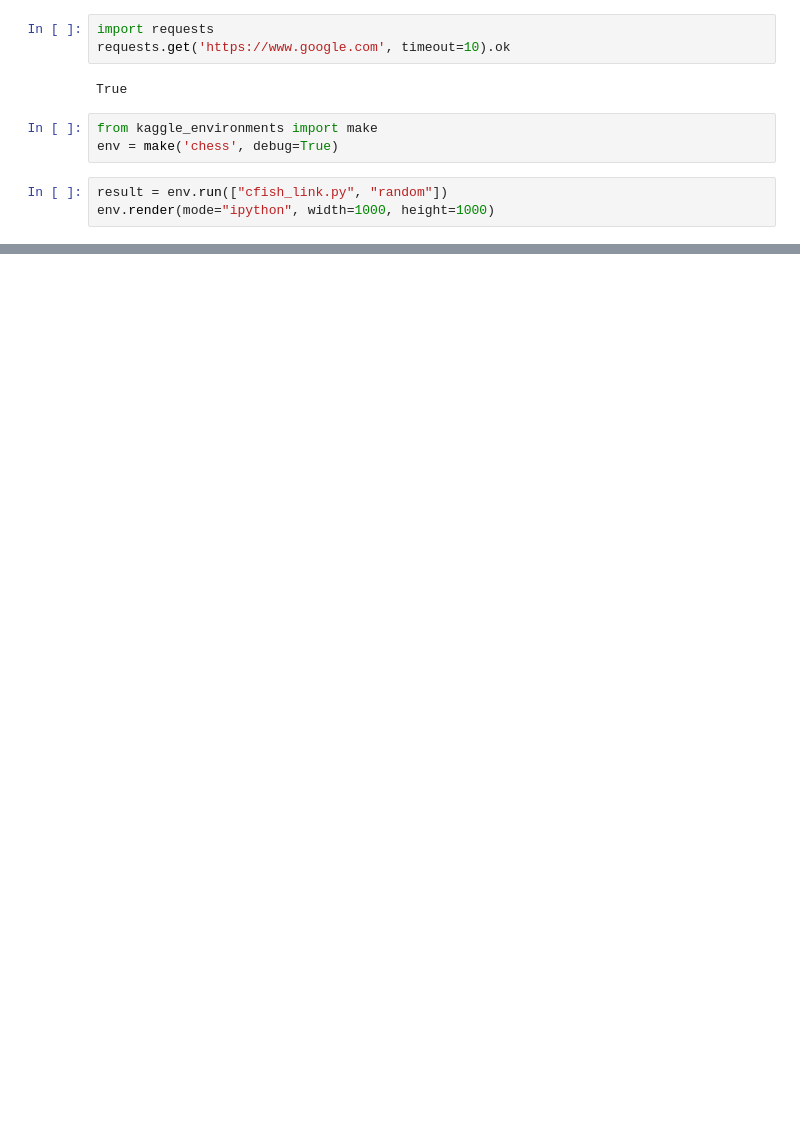
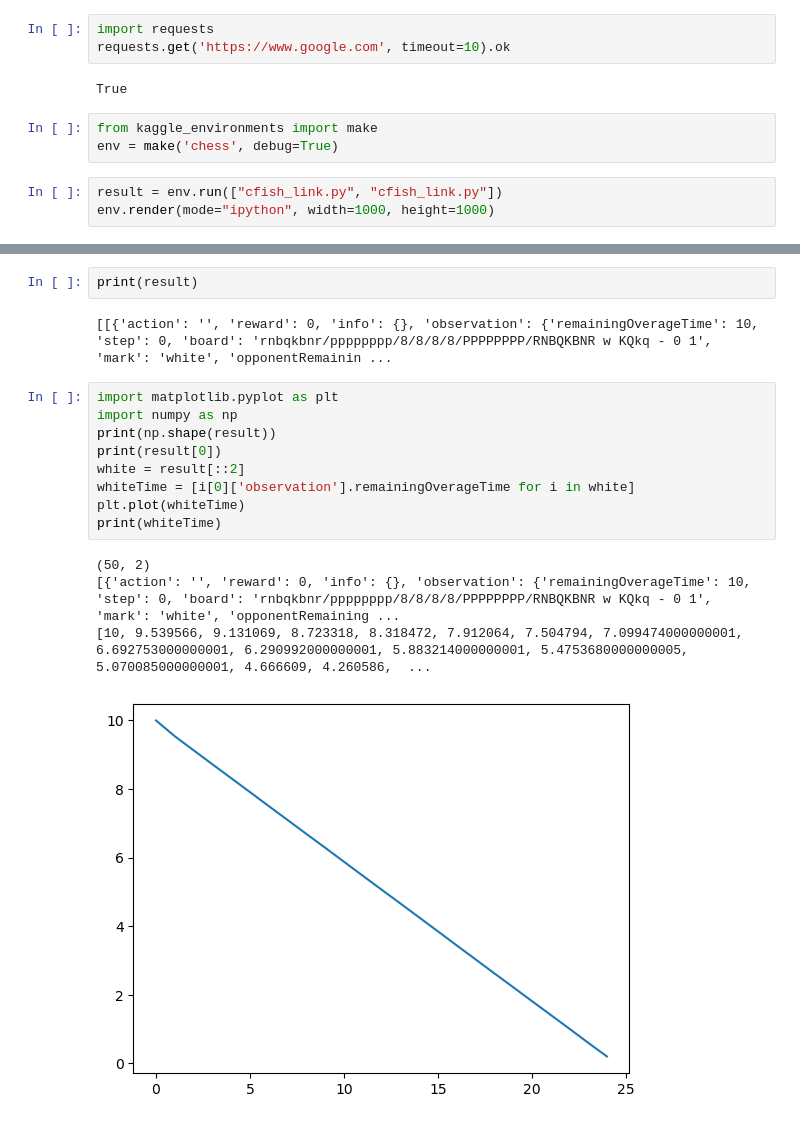
Before and after one commit to billenert/kaggle-fide-competition, a Jupyter notebook: Cfish/src/testing_env.ipynb, the cells around one changed output, grey strips where cells are left out. Saved outputs shown, nothing was run; the diff lists cells and outputs as text; blank space fills up the shorter version.

Commit message:
cfish plays against itself for consistency

```diff
--- a/Cfish/src/testing_env.ipynb
+++ b/Cfish/src/testing_env.ipynb
@@ -7,6 +7,6 @@ True
 from kaggle_environments import make
 env = make('chess', debug=True)
 # %%
-result = env.run(["cfish_link.py", "random"])
+result = env.run(["cfish_link.py", "cfish_link.py"])
 env.render(mode="ipython", width=1000, height=1000)
 # %% [output]
@@ -13 +14,19 @@ env.render(mode="ipython", width=1000, height=1000)
 [interactive output not drawn]
+# %%
+print(result)
+# %% [output]
+[[{'action': '', 'reward': 0, 'info': {}, 'observation': {'remainingOverageTime': 10, 'step': 0, 'board': 'rnbqkbnr/pppppppp/8/8/8/8/PPPPPPPP/RNBQKBNR w KQkq - 0 1', 'mark': 'white', 'opponentRemainin ...
+# %%
+import matplotlib.pyplot as plt
+import numpy as np
+print(np.shape(result))
+print(result[0])
+white = result[::2]
+whiteTime = [i[0]['observation'].remainingOverageTime for i in white]
+plt.plot(whiteTime)
+print(whiteTime)
+# %% [output]
+(50, 2)
+[{'action': '', 'reward': 0, 'info': {}, 'observation': {'remainingOverageTime': 10, 'step': 0, 'board': 'rnbqkbnr/pppppppp/8/8/8/8/PPPPPPPP/RNBQKBNR w KQkq - 0 1', 'mark': 'white', 'opponentRemaining ...
+[10, 9.539566, 9.131069, 8.723318, 8.318472, 7.912064, 7.504794, 7.099474000000001, 6.692753000000001, 6.290992000000001, 5.883214000000001, 5.4753680000000005, 5.070085000000001, 4.666609, 4.260586,  ...
+[figure, added]
```
Also changed, not shown: parts of 2 cells of this notebook, 1 other file.
